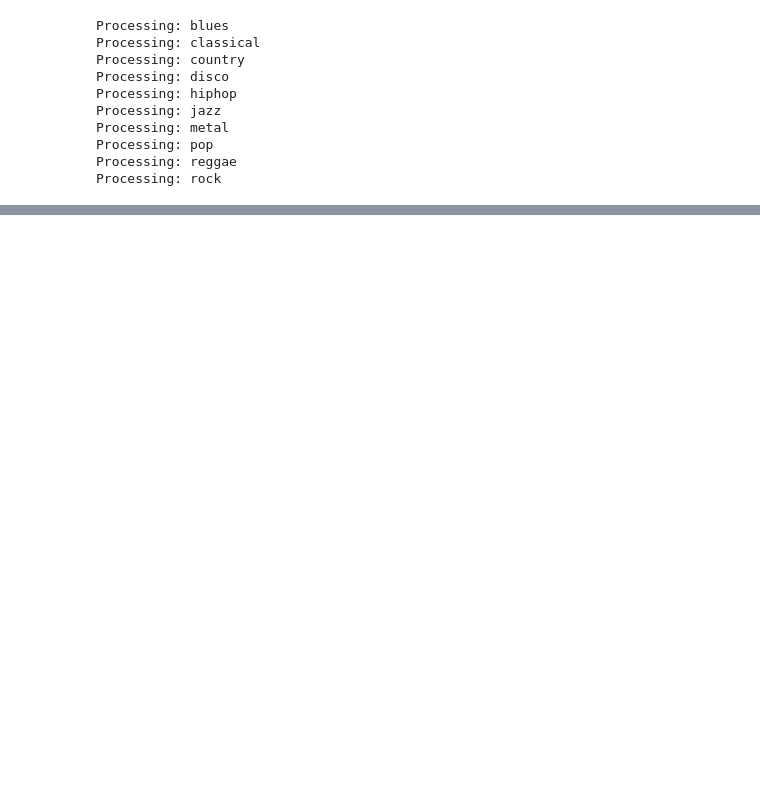
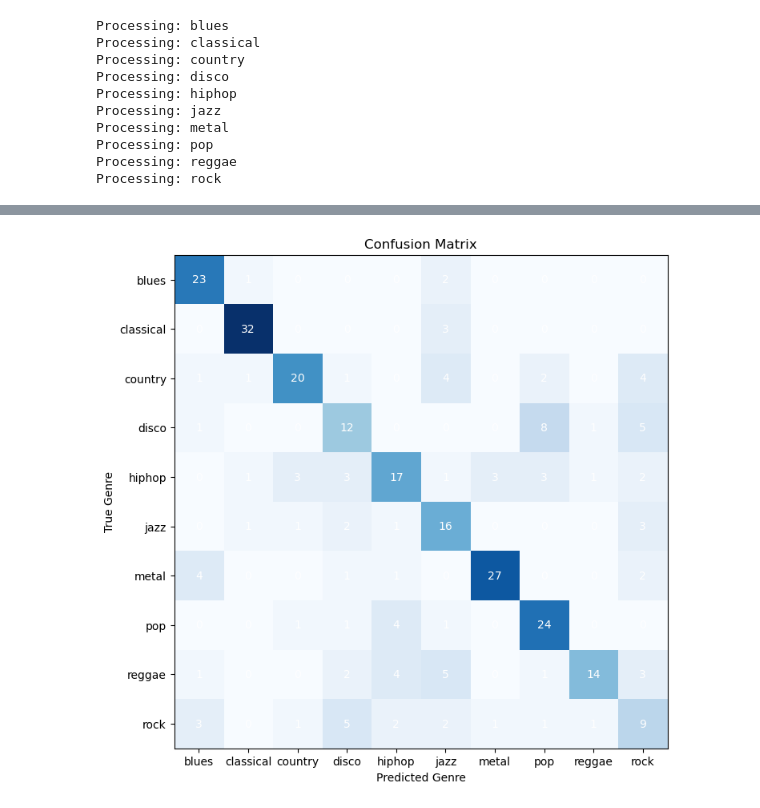
Before and after one commit to EvanMikesell/Music-Genre-Classifier, a Jupyter notebook: Neural Network.ipynb, the cells around one changed output, grey strips where cells are left out. Cells and saved outputs as stored; diff of their text form; code cells hidden in the pictures; blank space fills up the shorter version.

```diff
--- a/Neural Network.ipynb
+++ b/Neural Network.ipynb
@@ -117,0 +138,17 @@ Epoch 50/50
+# %%
+fig, ax = plt.subplots(figsize=(8, 8))
+ax.imshow(conf_matrix, cmap='Blues')
+ax.set_title('Confusion Matrix')
+ax.set_xlabel('Predicted Genre')
+ax.set_ylabel('True Genre')
+ax.set_xticks(range(len(categories)))
+ax.set_xticklabels(categories)
+ax.set_yticks(range(len(categories)))
+ax.set_yticklabels(categories)
+ax.grid(False)
+for i in range(len(categories)):
+    for j in range(len(categories)):
+        ax.text(j, i, str(conf_matrix[i][j]), ha='center', va='center', color='white')
+plt.show()
+# %% [output]
+[figure, added]
```
Also changed, not shown: parts of 4 cells of this notebook.
